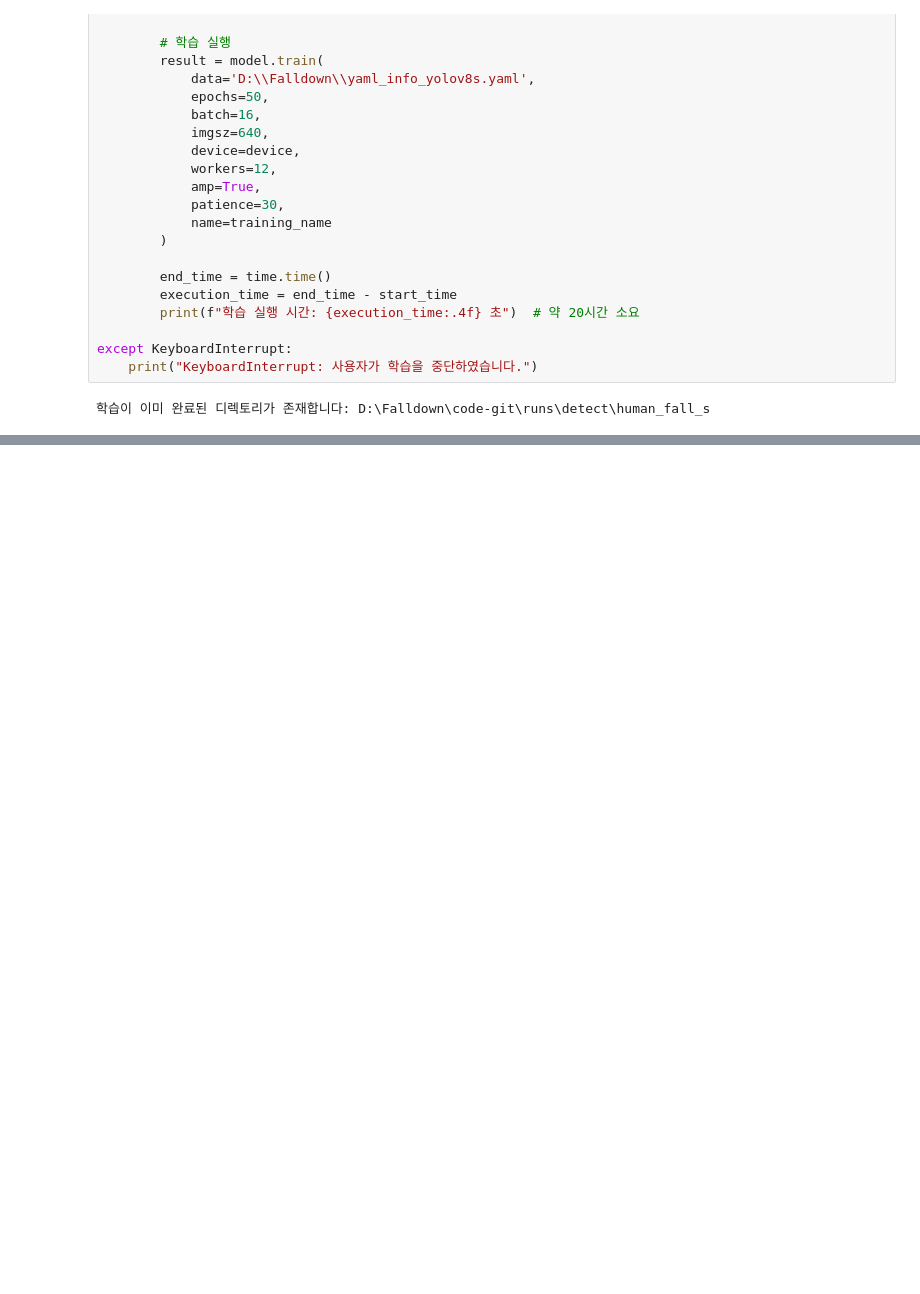
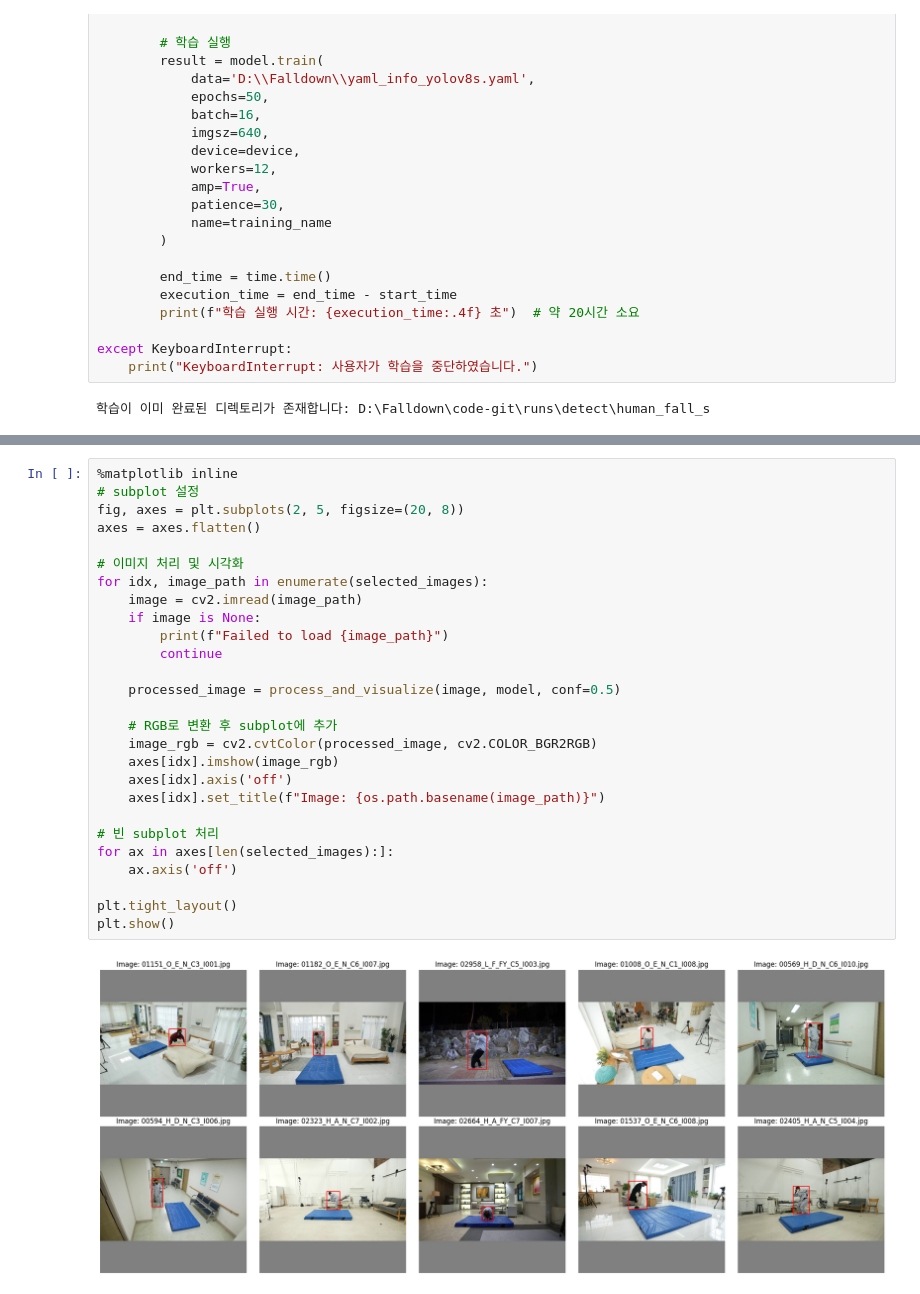
Before and after one commit to KangheeCHO-git/fall-down, a Jupyter notebook: 3.train_Yolov8s.ipynb, the cells around one changed output, grey strips where cells are left out. Cells and saved outputs as stored; diff of their text form; blank space fills up the shorter version.

```diff
--- a/3.train_Yolov8s.ipynb
+++ b/3.train_Yolov8s.ipynb
@@ -199,0 +215,29 @@ plt.show()
+# %%
+%matplotlib inline
+# subplot 설정
+fig, axes = plt.subplots(2, 5, figsize=(20, 8))
+axes = axes.flatten()
+
+# 이미지 처리 및 시각화
+for idx, image_path in enumerate(selected_images):
+    image = cv2.imread(image_path)
+    if image is None:
+        print(f"Failed to load {image_path}")
+        continue
+
+    processed_image = process_and_visualize(image, model, conf=0.5)
+
+    # RGB로 변환 후 subplot에 추가
+    image_rgb = cv2.cvtColor(processed_image, cv2.COLOR_BGR2RGB)
+    axes[idx].imshow(image_rgb)
+    axes[idx].axis('off')
+    axes[idx].set_title(f"Image: {os.path.basename(image_path)}")
+
+# 빈 subplot 처리
+for ax in axes[len(selected_images):]:
+    ax.axis('off')
+
+plt.tight_layout()
+plt.show()
+# %% [output]
+[figure, added]
```
Also changed, not shown: parts of 4 cells of this notebook, 13 other files.
